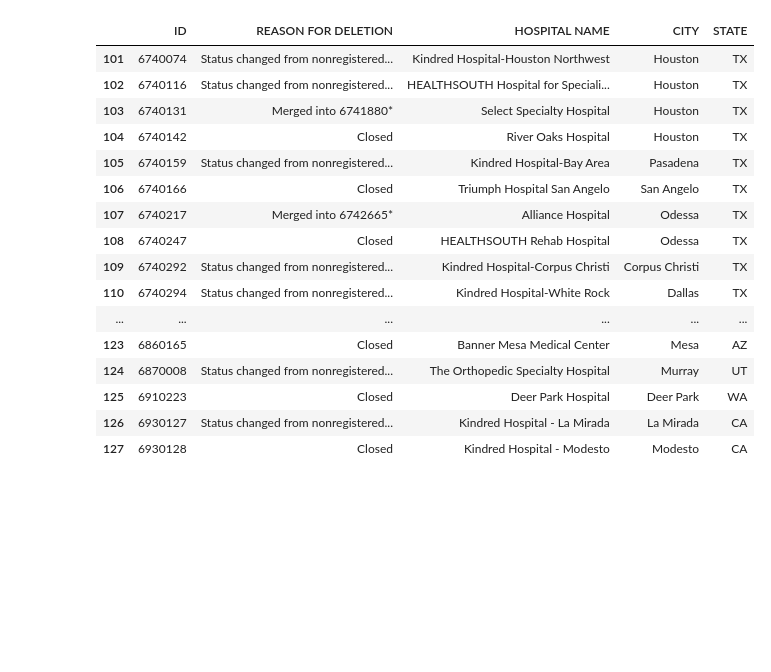
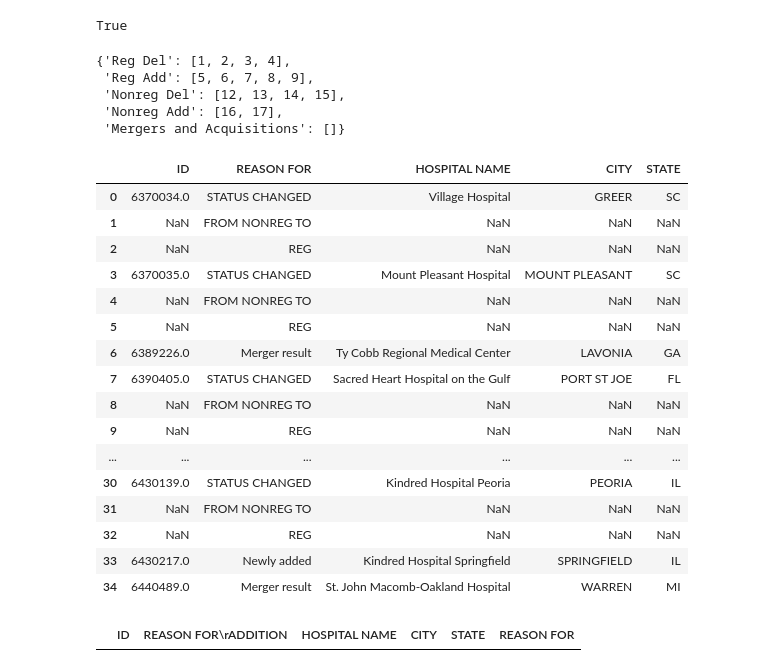
Before and after one commit to imccart/aha-data, a Jupyter notebook: data-code/pdf2table.ipynb, the cells around one changed output. Drawn from its saved outputs; the diff is of its cells as text; code cells hidden in the pictures; blank space fills up the shorter version.

```diff
--- a/data-code/pdf2table.ipynb
+++ b/data-code/pdf2table.ipynb
@@ -280,0 +338,5 @@ a
+# %%
+pd.isna(tt.loc[0,'ID'])
+tt.loc[0,'REASON FOR ADDITION'] == 'ADDITION'
+# %% [output]
+True
@@ -281,3 +347,36 @@ a
+# %%
+pagecontent
+# %% [output]
+{'Reg Del': [1, 2, 3, 4],
+ 'Reg Add': [5, 6, 7, 8, 9],
+ 'Nonreg Del': [12, 13, 14, 15],
+ 'Nonreg Add': [16, 17],
+ 'Mergers and Acquisitions': []}
+# %%
+tt = tables[6]
+tt = tt[1:].reset_index(drop=True)
+# tt.columns = ['ID','REASON FOR ADDITION','HOSPITAL NAME','CITY','STATE']
+# for col in ['REASON FOR ADDITION','HOSPITAL NAME']:
+#     tt[col] = tt[col].apply(lambda x: x.replace('\r',' '))
+tt
+# %% [output]
+|  | ID | REASON FOR | HOSPITAL NAME | CITY | STATE |
+| 0 | 6370034.0 | STATUS CHANGED | Village Hospital | GREER | SC |
+| 1 | NaN | FROM NONREG TO | NaN | NaN | NaN |
+| 2 | NaN | REG | NaN | NaN | NaN |
+| 3 | 6370035.0 | STATUS CHANGED | Mount Pleasant Hospital | MOUNT PLEASANT | SC |
+| 4 | NaN | FROM NONREG TO | NaN | NaN | NaN |
+| 5 | NaN | REG | NaN | NaN | NaN |
+| 6 | 6389226.0 | Merger result | Ty Cobb Regional Medical Center | LAVONIA | GA |
+| 7 | 6390405.0 | STATUS CHANGED | Sacred Heart Hospital on the Gulf | PORT ST JOE | FL |
+| 8 | NaN | FROM NONREG TO | NaN | NaN | NaN |
+| 9 | NaN | REG | NaN | NaN | NaN |
+| ... | ... | ... | ... | ... | ... |
+| 30 | 6430139.0 | STATUS CHANGED | Kindred Hospital Peoria | PEORIA | IL |
+| 31 | NaN | FROM NONREG TO | NaN | NaN | NaN |
+| 32 | NaN | REG | NaN | NaN | NaN |
+| 33 | 6430217.0 | Newly added | Kindred Hospital Springfield | SPRINGFIELD | IL |
+| 34 | 6440489.0 | Merger result | St. John Macomb-Oakland Hospital | WARREN | MI |
 # %%
         t.columns = ['ID', 'REASON FOR ADDITION', 'HOSPITAL NAME', 'CITY', 'STATE']
         t = t[1:].reset_index(drop=True)
@@ -323,38 +422,22 @@ tt
 # %%
 # table_reg_del[0:50]
 # table_reg_del[51:100]
 # table_reg_del[101:]
 
-# table_reg_add[0:50]
+table_reg_add[0:50]
 # table_reg_add[51:100]
 # table_reg_add[101:]
 
 # table_nonreg_del[0:50]
 # table_nonreg_del[51:100]
-table_nonreg_del[101:]
+# table_nonreg_del[101:]
 
 # table_nonreg_add[0:50]
 # table_nonreg_add[51:100]
 # table_nonreg_add[101:]
 
 #table_merger
 # %% [output]
-|  | ID | REASON FOR DELETION | HOSPITAL NAME | CITY | STATE |
-| 101 | 6740074 | Status changed from nonregistered... | Kindred Hospital-Houston Northwest | Houston | TX |
-| 102 | 6740116 | Status changed from nonregistered... | HEALTHSOUTH Hospital for Speciali... | Houston | TX |
-| 103 | 6740131 | Merged into 6741880* | Select Specialty Hospital | Houston | TX |
-| 104 | 6740142 | Closed | River Oaks Hospital | Houston | TX |
-| 105 | 6740159 | Status changed from nonregistered... | Kindred Hospital-Bay Area | Pasadena | TX |
-| 106 | 6740166 | Closed | Triumph Hospital San Angelo | San Angelo | TX |
-| 107 | 6740217 | Merged into 6742665* | Alliance Hospital | Odessa | TX |
-| 108 | 6740247 | Closed | HEALTHSOUTH Rehab Hospital | Odessa | TX |
-| 109 | 6740292 | Status changed from nonregistered... | Kindred Hospital-Corpus Christi | Corpus Christi | TX |
-| 110 | 6740294 | Status changed from nonregistered... | Kindred Hospital-White Rock | Dallas | TX |
-| ... | ... | ... | ... | ... | ... |
-| 123 | 6860165 | Closed | Banner Mesa Medical Center | Mesa | AZ |
-| 124 | 6870008 | Status changed from nonregistered... | The Orthopedic Specialty Hospital | Murray | UT |
-| 125 | 6910223 | Closed | Deer Park Hospital | Deer Park | WA |
-| 126 | 6930127 | Status changed from nonregistered... | Kindred Hospital - La Mirada | La Mirada | CA |
-| 127 | 6930128 | Closed | Kindred Hospital - Modesto | Modesto | CA |
+|  | ID | REASON FOR\rADDITION | HOSPITAL NAME | CITY | STATE | REASON FOR |
 # %%
 table_nonreg_del.loc[3,'HOSPITAL NAME'].replace("\r"," ")
```
Also changed, not shown: parts of 5 cells of this notebook, 1 other file.
